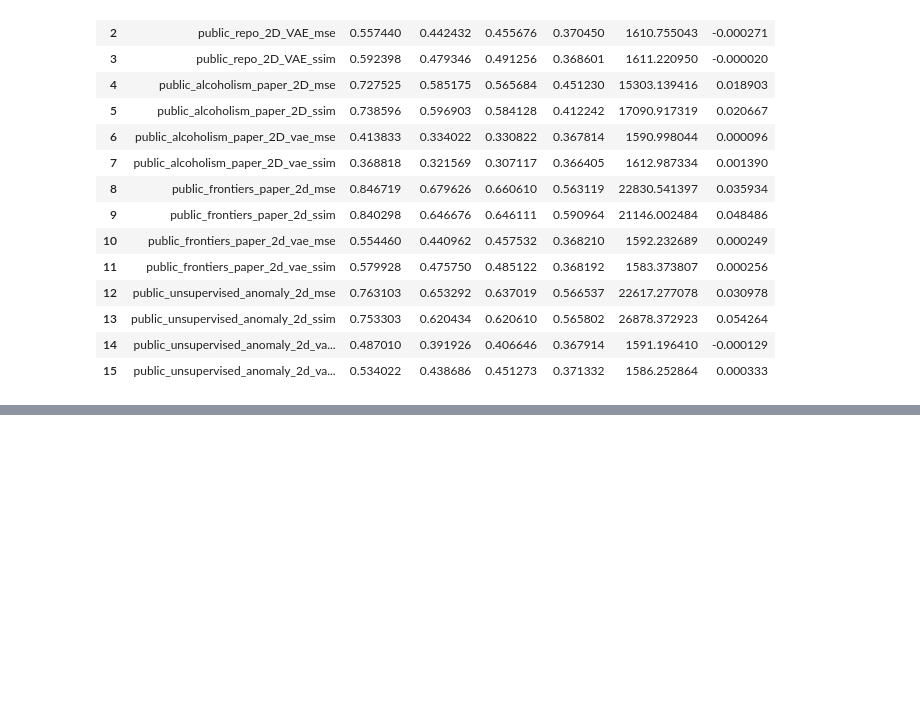
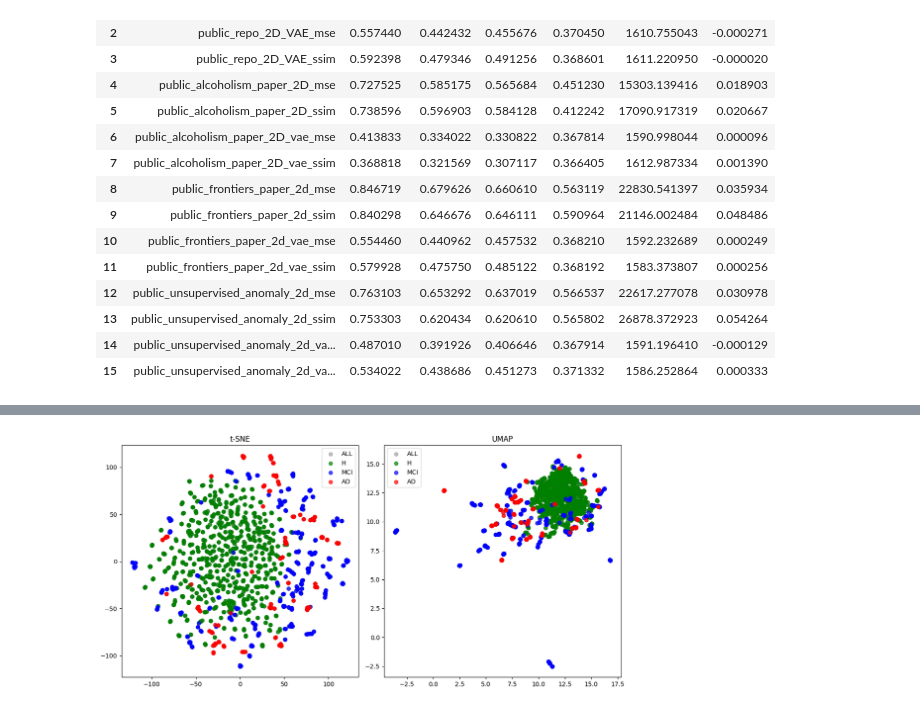
Before and after one commit to Vaakir/unsupervised-deep-learning-bachelor-thesis, a Jupyter notebook: ae_adj_comparisons.ipynb, the cells around one changed output, grey strips where cells are left out. Cells and saved outputs as stored; diff of their text form; code cells hidden in the pictures; blank space fills up the shorter version.

```diff
--- a/ae_adj_comparisons.ipynb
+++ b/ae_adj_comparisons.ipynb
@@ -542,0 +641,24 @@ for m in models_list:
+# %%
+model = AE.open(r"C:\Users\kiran\Documents\_UIS\sem6\BACH\DementiaMRI\AE_ADJ_models\newer_images\public_frontiers_paper_2d_mse_lrED\epoch_197")
+models_list = [model]
+
+# simply add .vae_mdoel = False to your models.. then it works
+for m in models_list:
+    plot_multiple_datasets(
+        model=m,
+        plot_functions=["TSNE", "UMAP", "SPECTRAL UMAP", "HIERARCHICAL UMAP"],
+        datasets=[groups["CN"], groups["MCI"], groups["AD"]],
+        labels=["H", "MCI", "AD"],
+        colors=["green", "blue", "red"],
+        titles=["t-SNE", "UMAP"]
+    )
+
+# r"C:\Users\kiran\Documents\_UIS\sem6\BACH\DementiaMRI\AE_ADJ_models\newer_images\custom_simplest_model\epoch_387",
+# r"C:\Users\kiran\Documents\_UIS\sem6\BACH\DementiaMRI\AE_ADJ_models\newer_images\public_frontiers_paper_2d_mse_lrE\epoch_199",
+# r"C:\Users\kiran\Documents\_UIS\sem6\BACH\DementiaMRI\AE_ADJ_models\newer_images\public_frontiers_paper_2d_mse_lrED\epoch_197"
+
+
+# plot of true clustering
+# plot of spectral clustering
+# plot of hierarchical clustering
+# %% [output]
@@ -542,0 +667 @@ for m in models_list:
+[figure, added]
```
Also changed, not shown: parts of 19 cells of this notebook, 28 other files.
